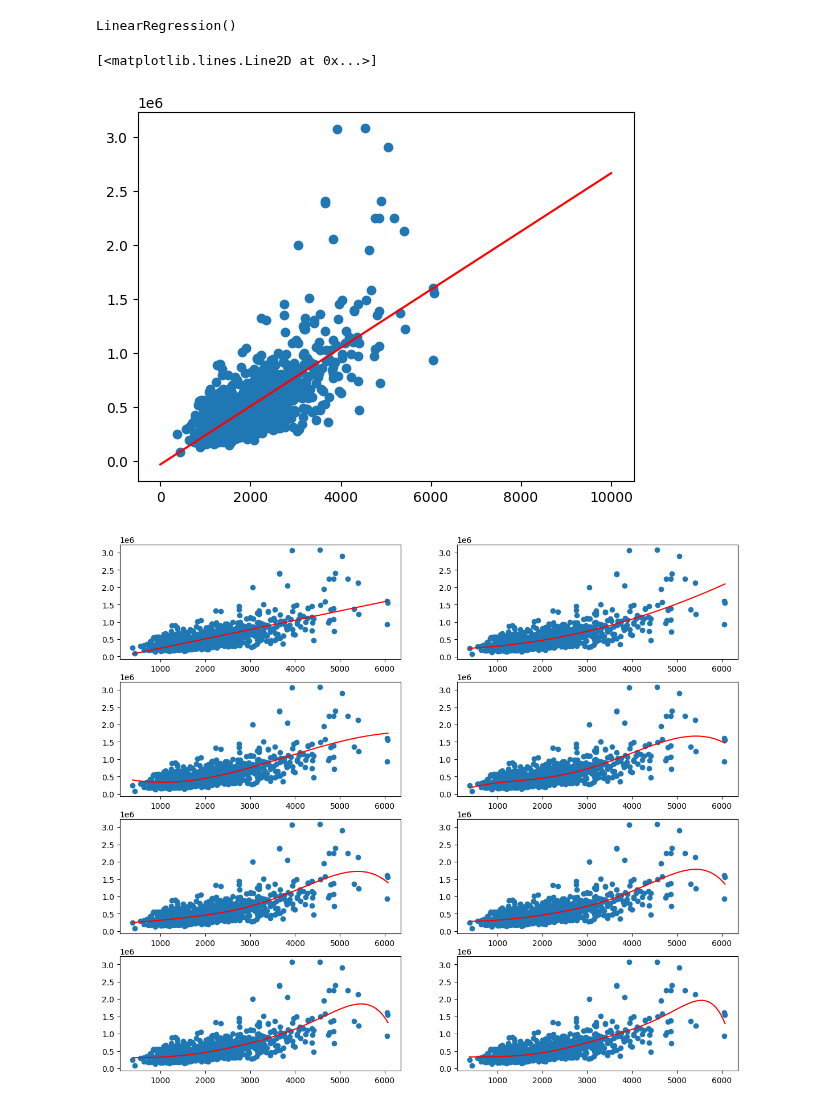
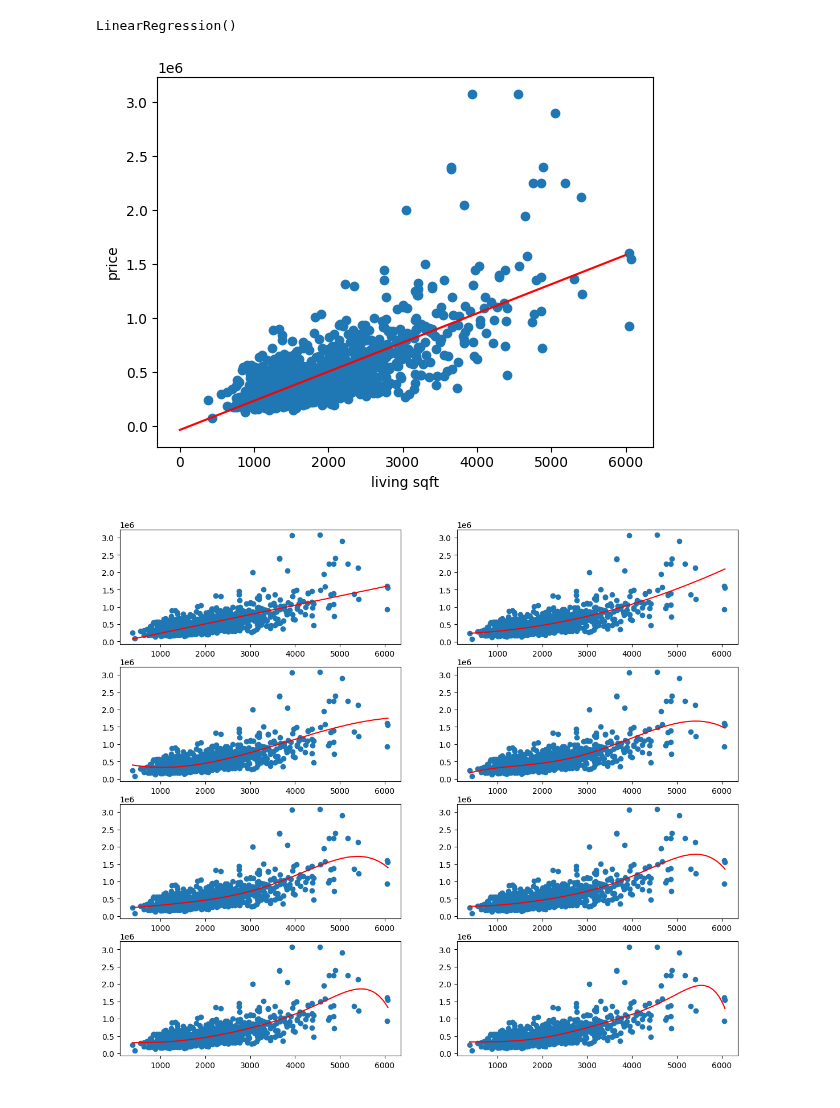
Before and after one commit to mawojcik/introduction_to_data_science, a Jupyter notebook: Lab_2/Assignment_2.ipynb, the cells around one changed output. Cells and saved outputs as stored; diff of their text form; code cells hidden in the pictures.

Commit message:
Added plot labels in excercise 1

```diff
--- a/Lab_2/Assignment_2.ipynb
+++ b/Lab_2/Assignment_2.ipynb
@@ -28,16 +28,17 @@ LinearRegression()
 # %%
 #b) Evaluate and visualise created model.
 
 #Your code:
 plt.scatter(X, y)
-x_model = np.linspace(0, 10000, 1000)
+x_model = np.linspace(0, 6000, 1000)
 y_model = [model.intercept_ + model.coef_ * x for x in x_model]
 plt.plot(x_model, y_model, color="red")
-
+plt.xlabel("living sqft")
+plt.ylabel("price")
+plt.show()
 #Hint: model.predict(), model.intercept_,  model.coef_, model.score()
 # %% [output]
-[<matplotlib.lines.Line2D at 0x...>]
-[figure, old version]
+[figure, new version]
 # %%
 #c) Create and plot higher order polynomial regression models.
 
```
Also changed, not shown: parts of 2 cells of this notebook.
